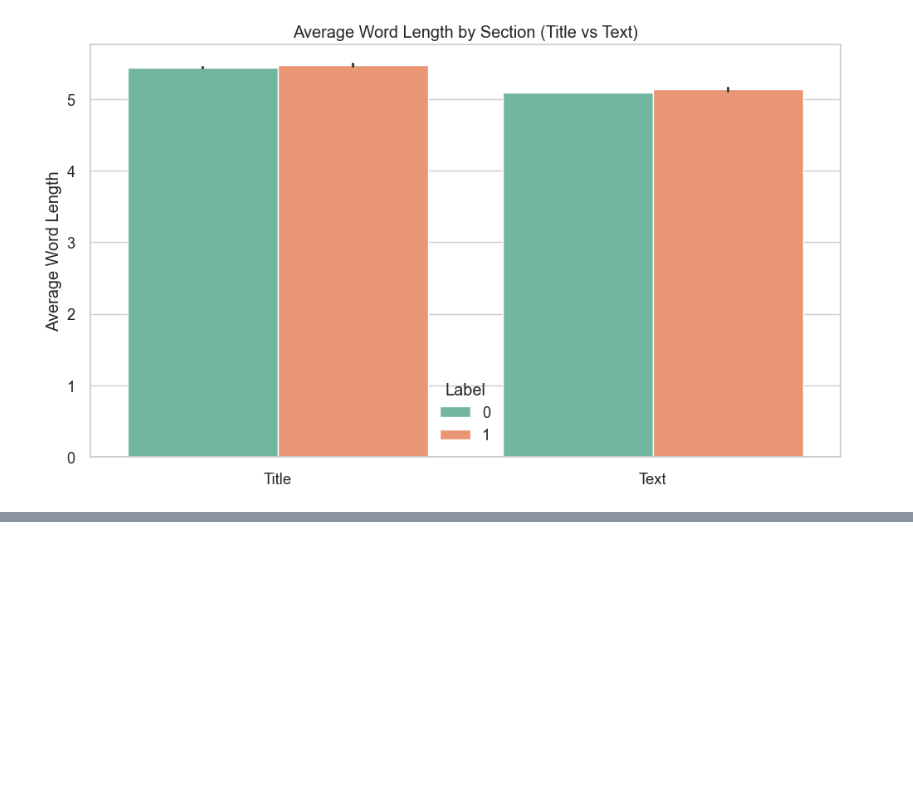
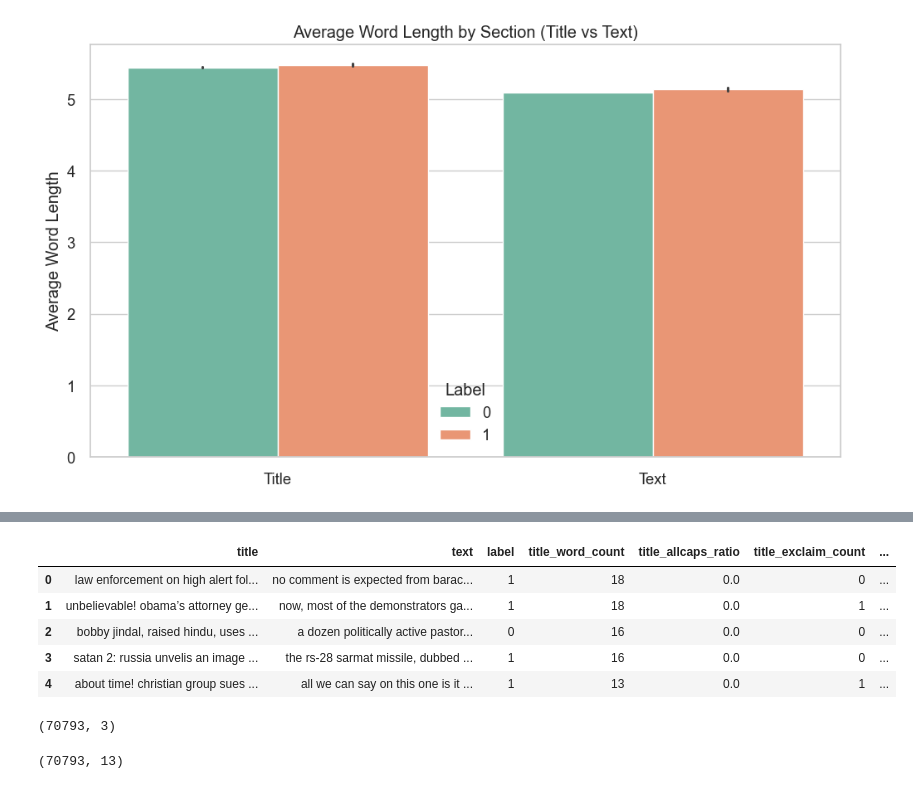
Before and after one commit to Abhir12345/Deception, a Jupyter notebook: Notebooks/DataAnalysisFeatureEngineering.ipynb, the cells around one changed output, grey strips where cells are left out. Drawn from its saved outputs; the diff is of its cells as text; code cells hidden in the pictures; blank space fills up the shorter version.

Commit message:
extract and add title features

```diff
--- a/Notebooks/DataAnalysisFeatureEngineering.ipynb
+++ b/Notebooks/DataAnalysisFeatureEngineering.ipynb
@@ -153,0 +135,9 @@ def process_and_save_in_batches(df, batch_size=5000, out_dir="processed_title_ch
+# %%
+process_and_save_in_batches(df, batch_size=5000)
+
+import glob
+
+title_features = pd.concat(
+    [pd.read_csv(f) for f in sorted(glob.glob("processed_title_chunks/title_features_batch_*.csv"))],
+    ignore_index=True
+)
@@ -153,0 +169,17 @@ def process_and_save_in_batches(df, batch_size=5000, out_dir="processed_title_ch
+# %%
+title_features.head()
+# %% [output]
+|  | title | text | label | title_word_count | title_allcaps_ratio | title_exclaim_count | ... |
+| 0 | law enforcement on high alert fol... | no comment is expected from barac... | 1 | 18 | 0.0 | 0 | ... |
+| 1 | unbelievable! obama’s attorney ge... | now, most of the demonstrators ga... | 1 | 18 | 0.0 | 1 | ... |
+| 2 | bobby jindal, raised hindu, uses ... | a dozen politically active pastor... | 0 | 16 | 0.0 | 0 | ... |
+| 3 | satan 2: russia unvelis an image ... | the rs-28 sarmat missile, dubbed ... | 1 | 16 | 0.0 | 0 | ... |
+| 4 | about time! christian group sues ... | all we can say on this one is it ... | 1 | 13 | 0.0 | 1 | ... |
+# %%
+df.shape
+# %% [output]
+(70793, 3)
+# %%
+title_features.shape
+# %% [output]
+(70793, 13)
```
Also changed, not shown: parts of 6 cells of this notebook, 17 other files.
